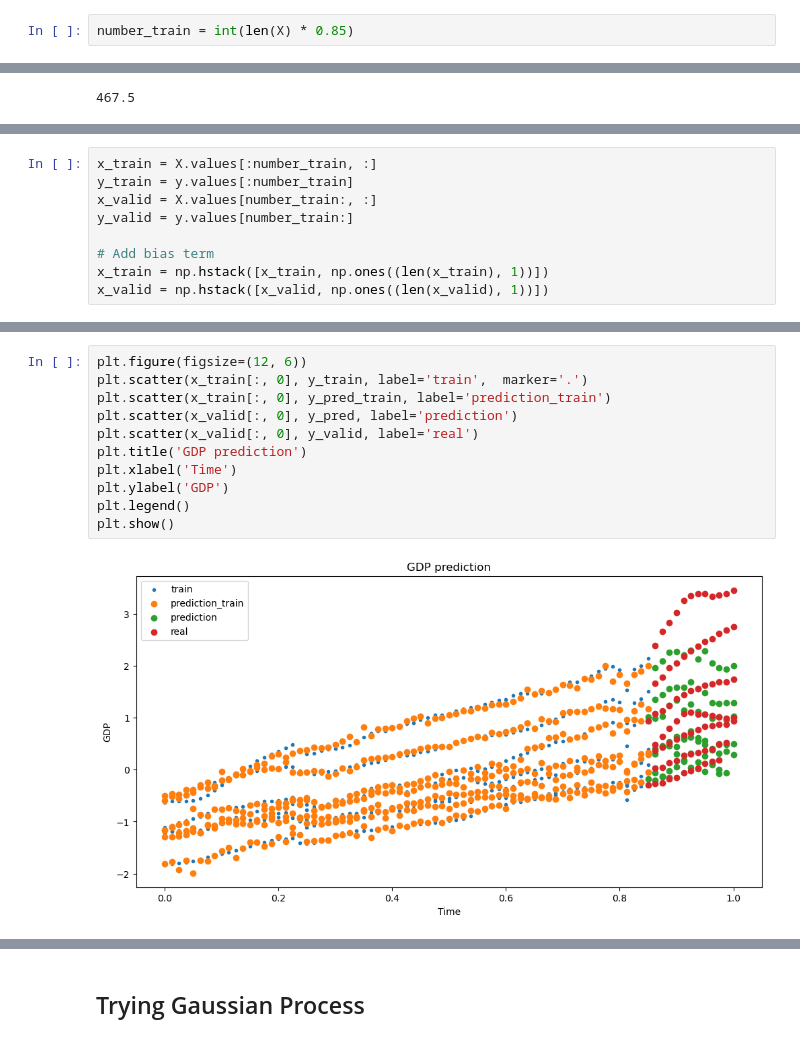
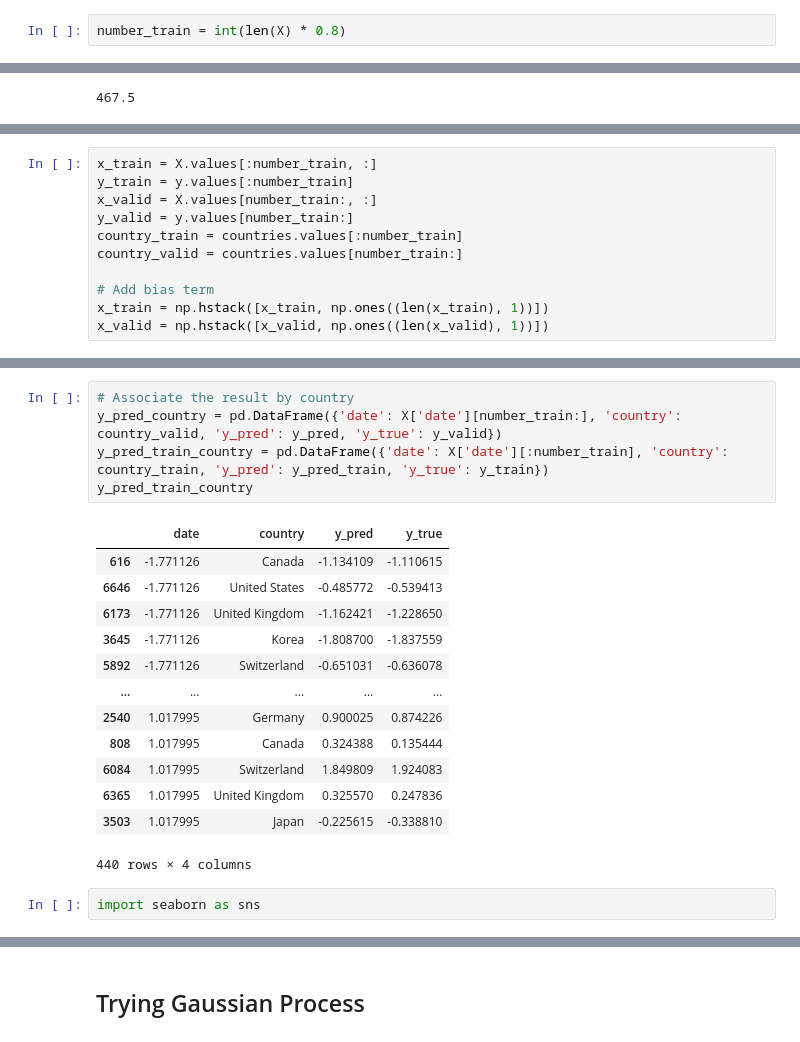
Before and after one commit to theS3b/Smoothing-Techniques-for-Predicting-High-Frequency-Time-Series, a Jupyter notebook: preprocessing dev.ipynb, the cells around one changed output, grey strips where cells are left out. Saved outputs shown, nothing was run; the diff lists cells and outputs as text.

```diff
--- a/preprocessing dev.ipynb
+++ b/preprocessing dev.ipynb
@@ -77,6 +74,6 @@ X
 550 rows × 102 columns
 # %%
-number_train = int(len(X) * 0.85)
+number_train = int(len(X) * 0.8)
 # %%
 len(X) * 0.85
 # %% [output]
@@ -90,6 +87,8 @@ x_train = X.values[:number_train, :]
 y_train = y.values[:number_train]
 x_valid = X.values[number_train:, :]
 y_valid = y.values[number_train:]
+country_train = countries.values[:number_train]
+country_valid = countries.values[number_train:]
 
 # Add bias term
 x_train = np.hstack([x_train, np.ones((len(x_train), 1))])
@@ -124,13 +103,21 @@ np.linalg.norm(y_pred - y_valid) / y_valid.size
-# %%
-plt.figure(figsize=(12, 6))
-plt.scatter(x_train[:, 0], y_train, label='train',  marker='.')
-plt.scatter(x_train[:, 0], y_pred_train, label='prediction_train')
-plt.scatter(x_valid[:, 0], y_pred, label='prediction')
-plt.scatter(x_valid[:, 0], y_valid, label='real')
-plt.title('GDP prediction')
-plt.xlabel('Time')
-plt.ylabel('GDP')
-plt.legend()
-plt.show()
-# %% [output]
-[figure, removed]
+# %%
+# Associate the result by country
+y_pred_country = pd.DataFrame({'date': X['date'][number_train:], 'country': country_valid, 'y_pred': y_pred, 'y_true': y_valid})
+y_pred_train_country = pd.DataFrame({'date': X['date'][:number_train], 'country': country_train, 'y_pred': y_pred_train, 'y_true': y_train})
+y_pred_train_country
+# %% [output]
+|  | date | country | y_pred | y_true |
+| 616 | -1.771126 | Canada | -1.134109 | -1.110615 |
+| 6646 | -1.771126 | United States | -0.485772 | -0.539413 |
+| 6173 | -1.771126 | United Kingdom | -1.162421 | -1.228650 |
+| 3645 | -1.771126 | Korea | -1.808700 | -1.837559 |
+| 5892 | -1.771126 | Switzerland | -0.651031 | -0.636078 |
+| ... | ... | ... | ... | ... |
+| 2540 | 1.017995 | Germany | 0.900025 | 0.874226 |
+| 808 | 1.017995 | Canada | 0.324388 | 0.135444 |
+| 6084 | 1.017995 | Switzerland | 1.849809 | 1.924083 |
+| 6365 | 1.017995 | United Kingdom | 0.325570 | 0.247836 |
+| 3503 | 1.017995 | Japan | -0.225615 | -0.338810 |
+440 rows × 4 columns
+# %%
+import seaborn as sns
```
Also changed, not shown: parts of 24 cells of this notebook, 1 other file.
